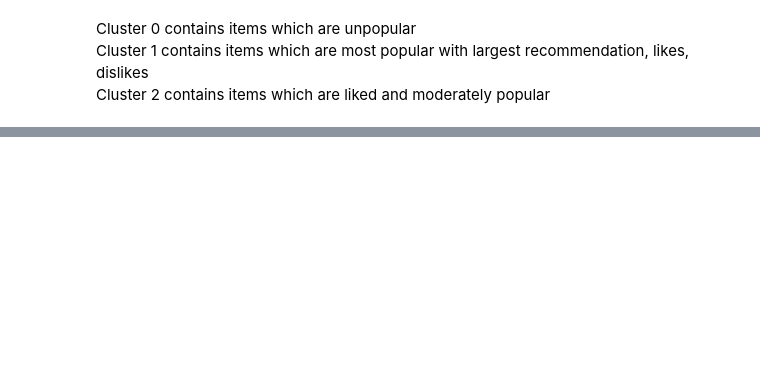
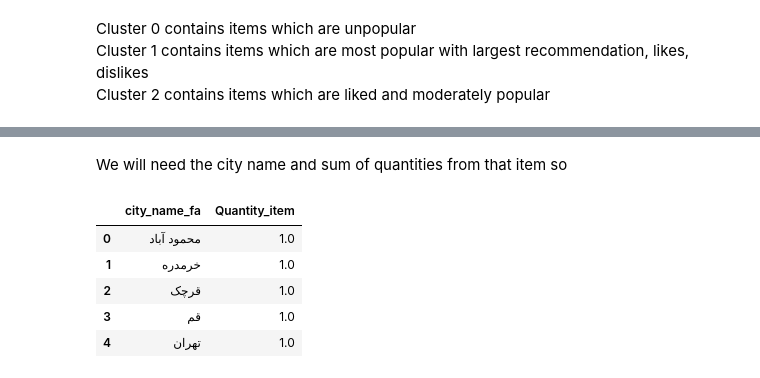
Before and after one commit to sulaimanbehzad/Clustering_according_to_item_popularity, a Jupyter notebook: clustering.ipynb, the cells around one changed output, grey strips where cells are left out. Cells and saved outputs as stored; diff of their text form; code cells hidden in the pictures; blank space fills up the shorter version.

```diff
--- a/clustering.ipynb
+++ b/clustering.ipynb
@@ -527,0 +532,12 @@ Cluster 2 contains items which are liked and moderately popular
+# %% [markdown]
+We will need the city name and sum of quantities from that item so
+# %%
+orders = orders.filter(['city_name_fa', 'Quantity_item'])
+orders.head()
+# %% [output]
+|  | city_name_fa | Quantity_item |
+| 0 | محمود آباد | 1.0 |
+| 1 | خرمدره | 1.0 |
+| 2 | قرچک | 1.0 |
+| 3 | قم | 1.0 |
+| 4 | تهران | 1.0 |
```
Also changed, not shown: parts of 21 cells of this notebook.
